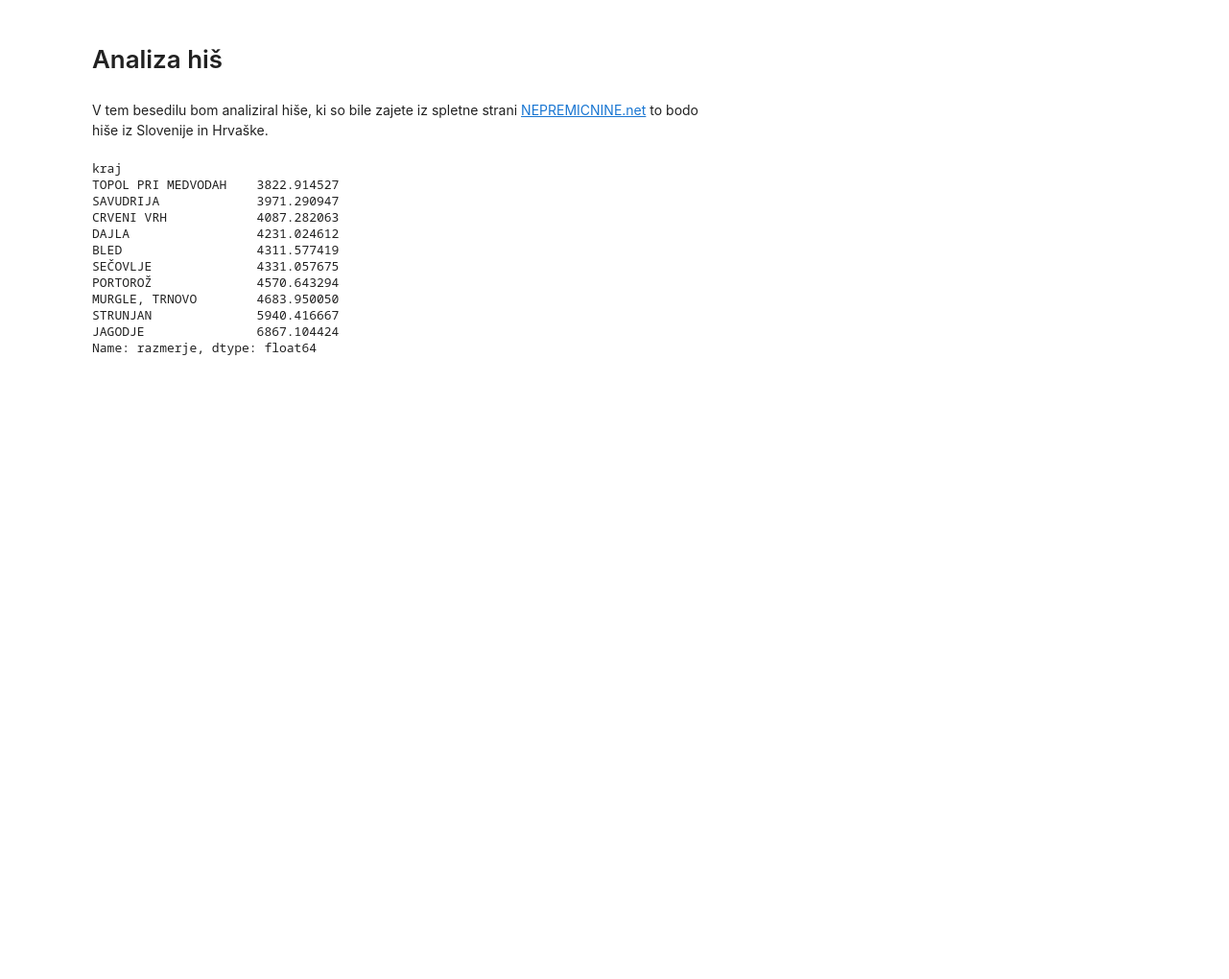
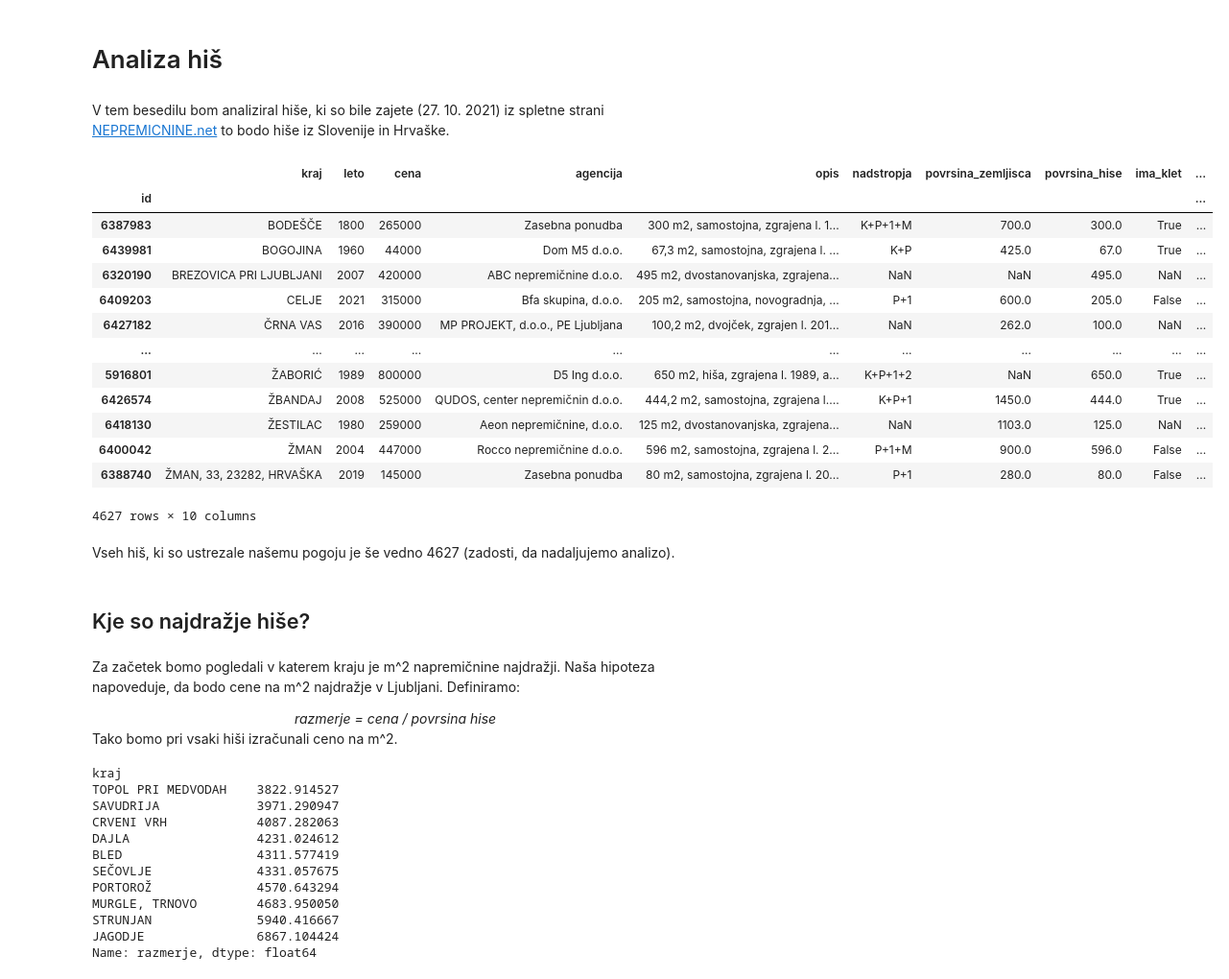
Before and after one commit to SimonGrad3/nepremicnine, a Jupyter notebook: analiza.ipynb, the cells around one changed output. Shown: that part at 96% size. Saved outputs shown, nothing was run; the diff lists cells and outputs as text; code cells hidden in the pictures; blank space fills up the shorter version.

```diff
--- a/analiza.ipynb
+++ b/analiza.ipynb
@@ -1,4 +1,4 @@
 # %% [markdown]
 # Analiza hiš
 # %% [markdown]
-V tem besedilu bom analiziral hiše, ki so bile zajete iz spletne strani [NEPREMICNINE.net](https://www.nepremicnine.net/oglasi-prodaja/hisa/) to bodo hiše iz Slovenije in Hrvaške.
+V tem besedilu bom analiziral hiše, ki so bile zajete (27. 10. 2021) iz spletne strani [NEPREMICNINE.net](https://www.nepremicnine.net/oglasi-prodaja/hisa/) to bodo hiše iz Slovenije in Hrvaške.
@@ -8,7 +5,34 @@ import os.path
 # %%
-pd.options.display.max_rows = 20 #zaradi preglednosti nastavimo max št. vrstic na 20
+import pandas as pd
+import os.path
+pd.options.display.max_rows = 15 #zaradi preglednosti nastavimo max št. vrstic na 20
 %matplotlib inline
 hise = pd.read_csv(os.path.join("hise.csv"), index_col="id")
+hise = hise[(hise.cena > 10000)] #nekatere cene so cene na m^2 ali pa so cene kot 1€. Te hiše že takoj na začetku izločimo iz naše analize
+hise
+# %% [output]
+|  | kraj | leto | cena | agencija | opis | nadstropja | povrsina_zemljisca | povrsina_hise | ima_klet | ... |
+| id |  |  |  |  |  |  |  |  |  | ... |
+| 6387983 | BODEŠČE | 1800 | 265000 | Zasebna ponudba | 300 m2, samostojna, zgrajena l. 1... | K+P+1+M | 700.0 | 300.0 | True | ... |
+| 6439981 | BOGOJINA | 1960 | 44000 | Dom M5 d.o.o. | 67,3 m2, samostojna, zgrajena l. ... | K+P | 425.0 | 67.0 | True | ... |
+| 6320190 | BREZOVICA PRI LJUBLJANI | 2007 | 420000 | ABC nepremičnine d.o.o. | 495 m2, dvostanovanjska, zgrajena... | NaN | NaN | 495.0 | NaN | ... |
+| 6409203 | CELJE | 2021 | 315000 | Bfa skupina, d.o.o. | 205 m2, samostojna, novogradnja, ... | P+1 | 600.0 | 205.0 | False | ... |
+| 6427182 | ČRNA VAS | 2016 | 390000 | MP PROJEKT, d.o.o., PE Ljubljana | 100,2 m2, dvojček, zgrajen l. 201... | NaN | 262.0 | 100.0 | NaN | ... |
+| ... | ... | ... | ... | ... | ... | ... | ... | ... | ... | ... |
+| 5916801 | ŽABORIĆ | 1989 | 800000 | D5 Ing d.o.o. | 650 m2, hiša, zgrajena l. 1989, a... | K+P+1+2 | NaN | 650.0 | True | ... |
+| 6426574 | ŽBANDAJ | 2008 | 525000 | QUDOS, center nepremičnin d.o.o. | 444,2 m2, samostojna, zgrajena l.... | K+P+1 | 1450.0 | 444.0 | True | ... |
+| 6418130 | ŽESTILAC | 1980 | 259000 | Aeon nepremičnine, d.o.o. | 125 m2, dvostanovanjska, zgrajena... | NaN | 1103.0 | 125.0 | NaN | ... |
+| 6400042 | ŽMAN | 2004 | 447000 | Rocco nepremičnine d.o.o. | 596 m2, samostojna, zgrajena l. 2... | P+1+M | 900.0 | 596.0 | False | ... |
+| 6388740 | ŽMAN, 33, 23282, HRVAŠKA | 2019 | 145000 | Zasebna ponudba | 80 m2, samostojna, zgrajena l. 20... | P+1 | 280.0 | 80.0 | False | ... |
+4627 rows × 10 columns
+# %% [markdown]
+Vseh hiš, ki so ustrezale našemu pogoju je še vedno 4627 (zadosti, da nadaljujemo analizo).
+# %% [markdown]
+## Kje so najdražje hiše?
+# %% [markdown]
+Za začetek bomo pogledali v katerem kraju je m^2 napremičnine najdražji. Naša hipoteza napoveduje, da bodo cene na m^2 najdražje v Ljubljani. Definiramo:
+<center><i>razmerje = cena / povrsina hise </i></center>
+Tako bomo pri vsaki hiši izračunali ceno na m^2.
 # %%
 razmerje = hise["cena"] / hise["povrsina_hise"]
 hise["razmerje"] = razmerje
```
Also changed, not shown: parts of 33 cells of this notebook.
